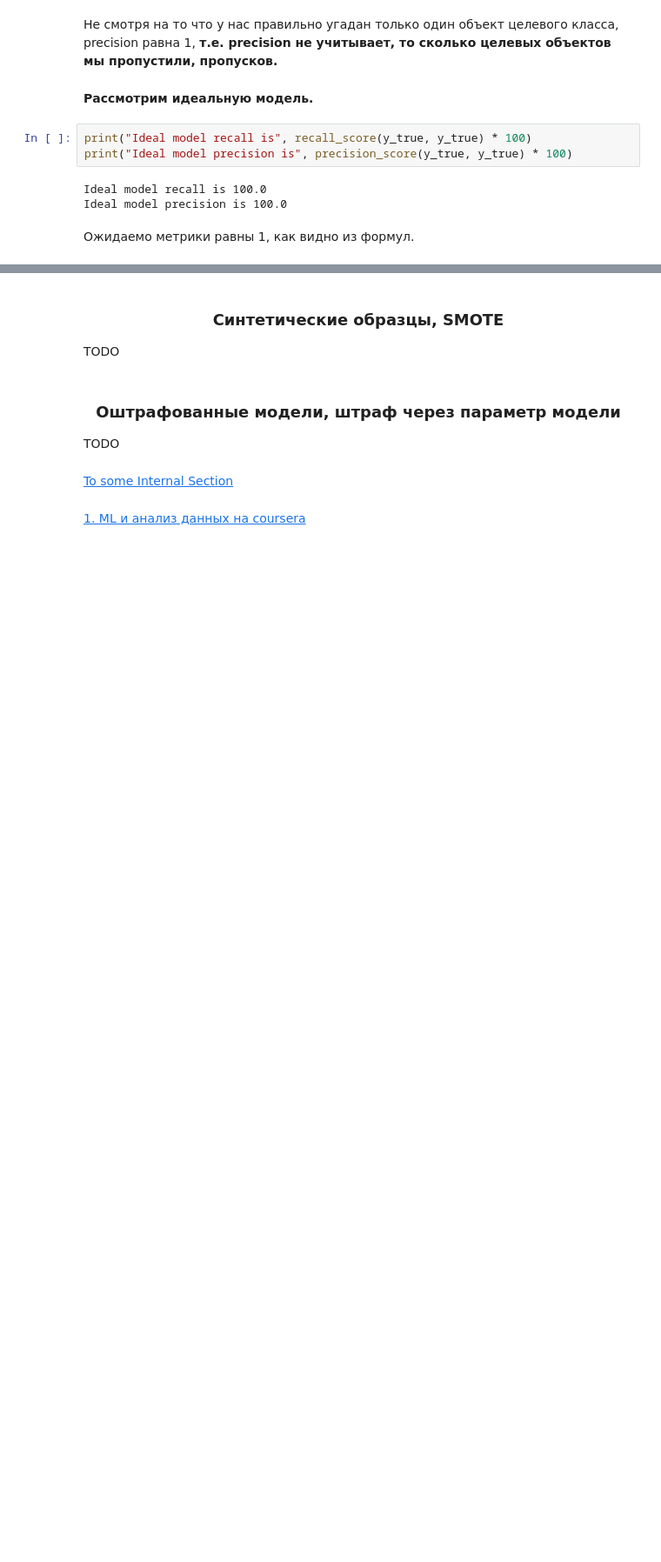
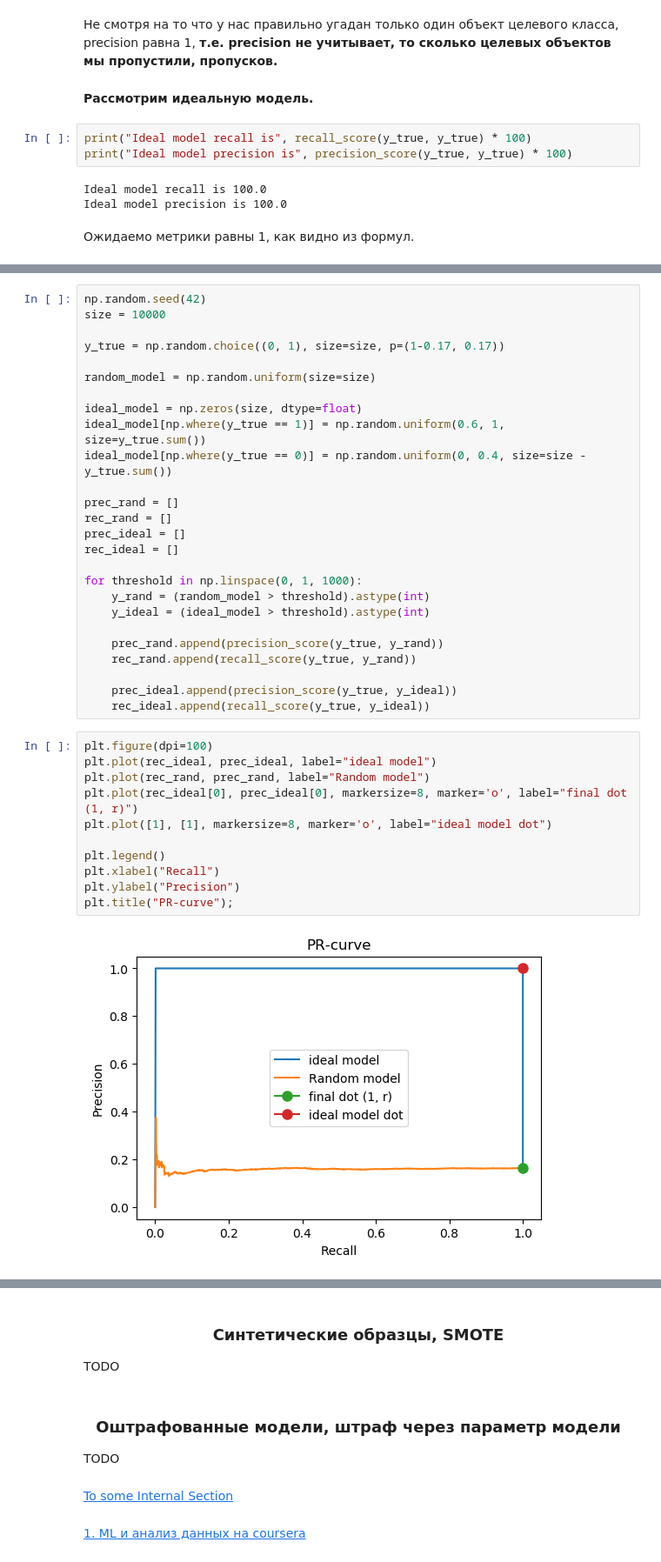
Before and after one commit to Kum4yk/2020_ml, a Jupyter notebook: task_2.unbalanced_classes/unbalanced classes.ipynb, the cells around one changed output, grey strips where cells are left out. Shown: that part at 87% size. Drawn from its saved outputs; the diff is of its cells as text; blank space fills up the shorter version.

```diff
--- a/task_2.unbalanced_classes/unbalanced classes.ipynb
+++ b/task_2.unbalanced_classes/unbalanced classes.ipynb
@@ -229,0 +243,39 @@ $$ \large MSE(a, X, v_i) = \frac{1}{l}\sum_i^l v_i (a(x_i) - y_i)^2 $$
+# %%
+np.random.seed(42)
+size = 10000
+
+y_true = np.random.choice((0, 1), size=size, p=(1-0.17, 0.17))
+
+random_model = np.random.uniform(size=size)
+
+ideal_model = np.zeros(size, dtype=float)
+ideal_model[np.where(y_true == 1)] = np.random.uniform(0.6, 1, size=y_true.sum())
+ideal_model[np.where(y_true == 0)] = np.random.uniform(0, 0.4, size=size - y_true.sum())
+
+prec_rand = []
+rec_rand = []
+prec_ideal = []
+rec_ideal = []
+
+for threshold in np.linspace(0, 1, 1000):
+    y_rand = (random_model > threshold).astype(int)
+    y_ideal = (ideal_model > threshold).astype(int)
+
+    prec_rand.append(precision_score(y_true, y_rand))
+    rec_rand.append(recall_score(y_true, y_rand))
+
+    prec_ideal.append(precision_score(y_true, y_ideal))
+    rec_ideal.append(recall_score(y_true, y_ideal))
+# %%
+plt.figure(dpi=100)
+plt.plot(rec_ideal, prec_ideal, label="ideal model")
+plt.plot(rec_rand, prec_rand, label="Random model")
+plt.plot(rec_ideal[0], prec_ideal[0], markersize=8, marker='o', label="final dot (1, r)")
+plt.plot([1], [1], markersize=8, marker='o', label="ideal model dot")
+
+plt.legend()
+plt.xlabel("Recall")
+plt.ylabel("Precision")
+plt.title("PR-curve");
+# %% [output]
+[figure, added]
```
Also changed, not shown: parts of 64 cells of this notebook.
